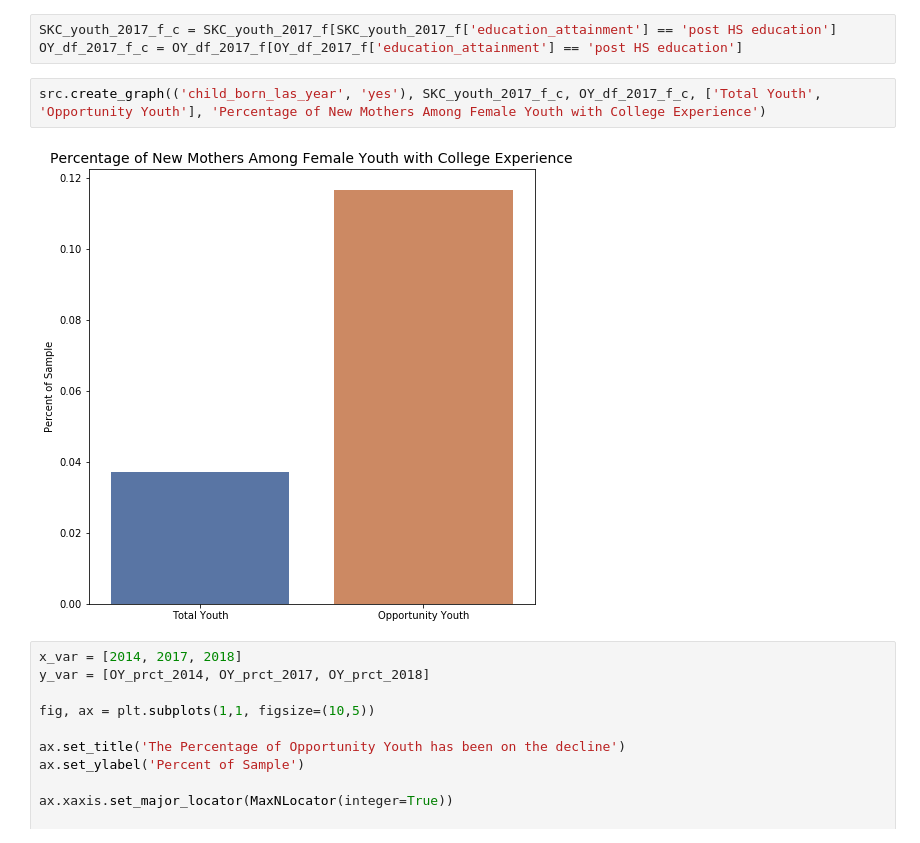
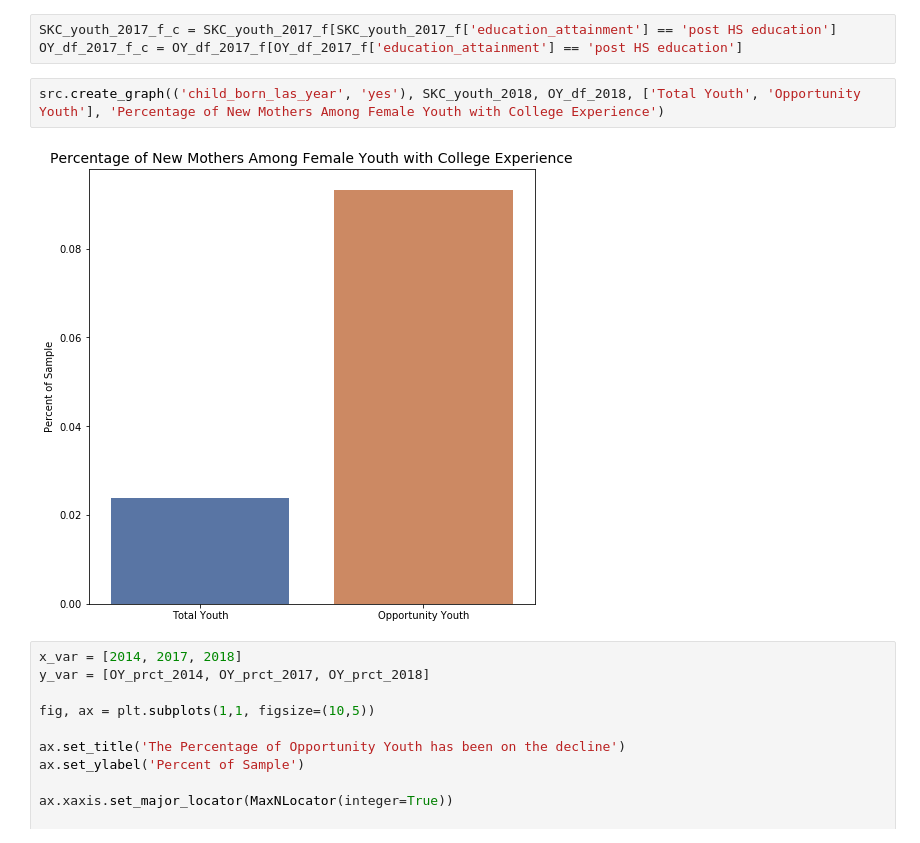
Before and after one commit to mesterhammerfic/mod-1-project-chicago-seattle-ds-051120, a Jupyter notebook: notebooks/exploratory/03_mef_trend_analysis.ipynb, the cells around one changed output. Saved outputs shown, nothing was run; the diff lists cells and outputs as text.

```diff
--- a/notebooks/exploratory/03_mef_trend_analysis.ipynb
+++ b/notebooks/exploratory/03_mef_trend_analysis.ipynb
@@ -180,9 +180,9 @@ src.create_graph(('education_attainment', 'post HS education'), SKC_youth_2017,
 SKC_youth_2017_f_c = SKC_youth_2017_f[SKC_youth_2017_f['education_attainment'] == 'post HS education']
 OY_df_2017_f_c = OY_df_2017_f[OY_df_2017_f['education_attainment'] == 'post HS education']
 # %%
-src.create_graph(('child_born_las_year', 'yes'), SKC_youth_2017_f_c, OY_df_2017_f_c, ['Total Youth', 'Opportunity Youth'], 'Percentage of New Mothers Among Female Youth with College Experience')
+src.create_graph(('child_born_las_year', 'yes'), SKC_youth_2018, OY_df_2018, ['Total Youth', 'Opportunity Youth'], 'Percentage of New Mothers Among Female Youth with College Experience')
 # %% [output]
-[figure, old version]
+[figure, new version]
 # %%
 x_var = [2014, 2017, 2018]
 y_var = [OY_prct_2014, OY_prct_2017, OY_prct_2018]
```
Also changed, not shown: parts of 26 cells of this notebook, 3 other files.
